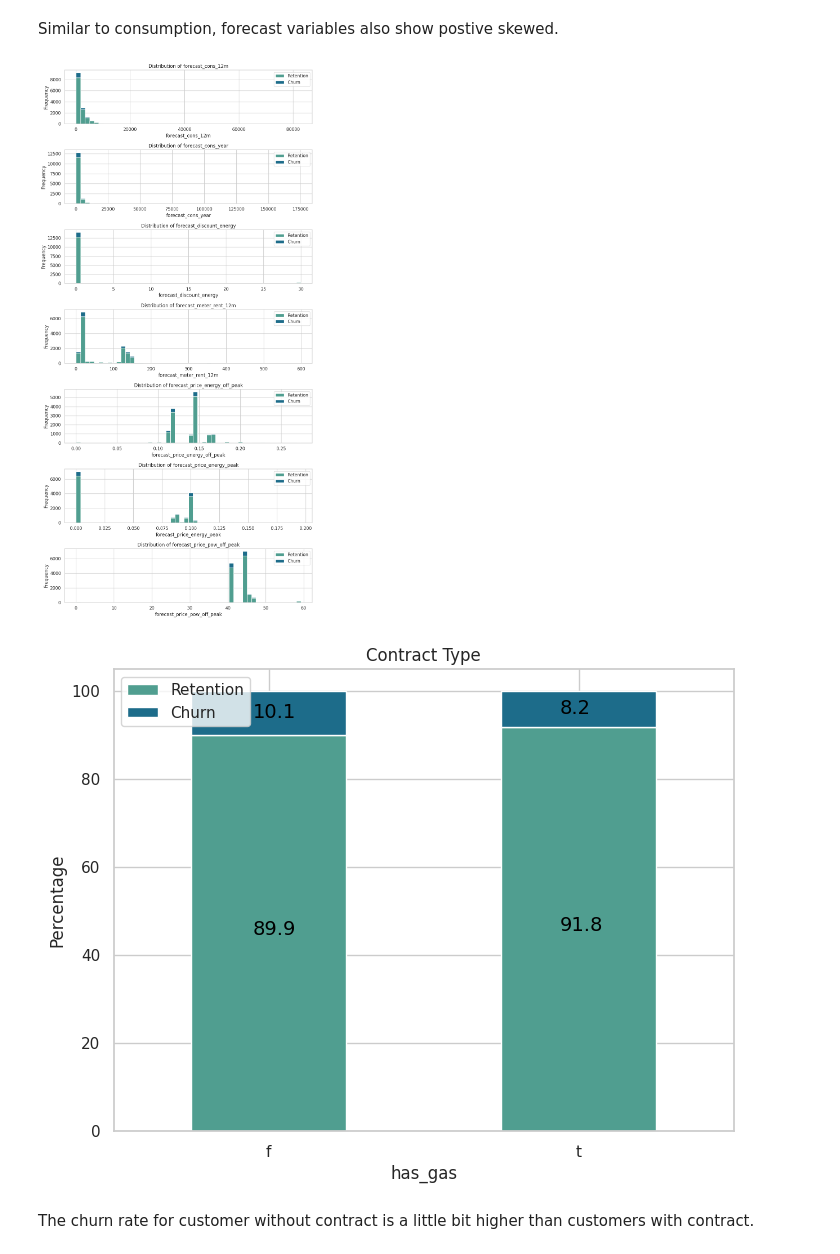
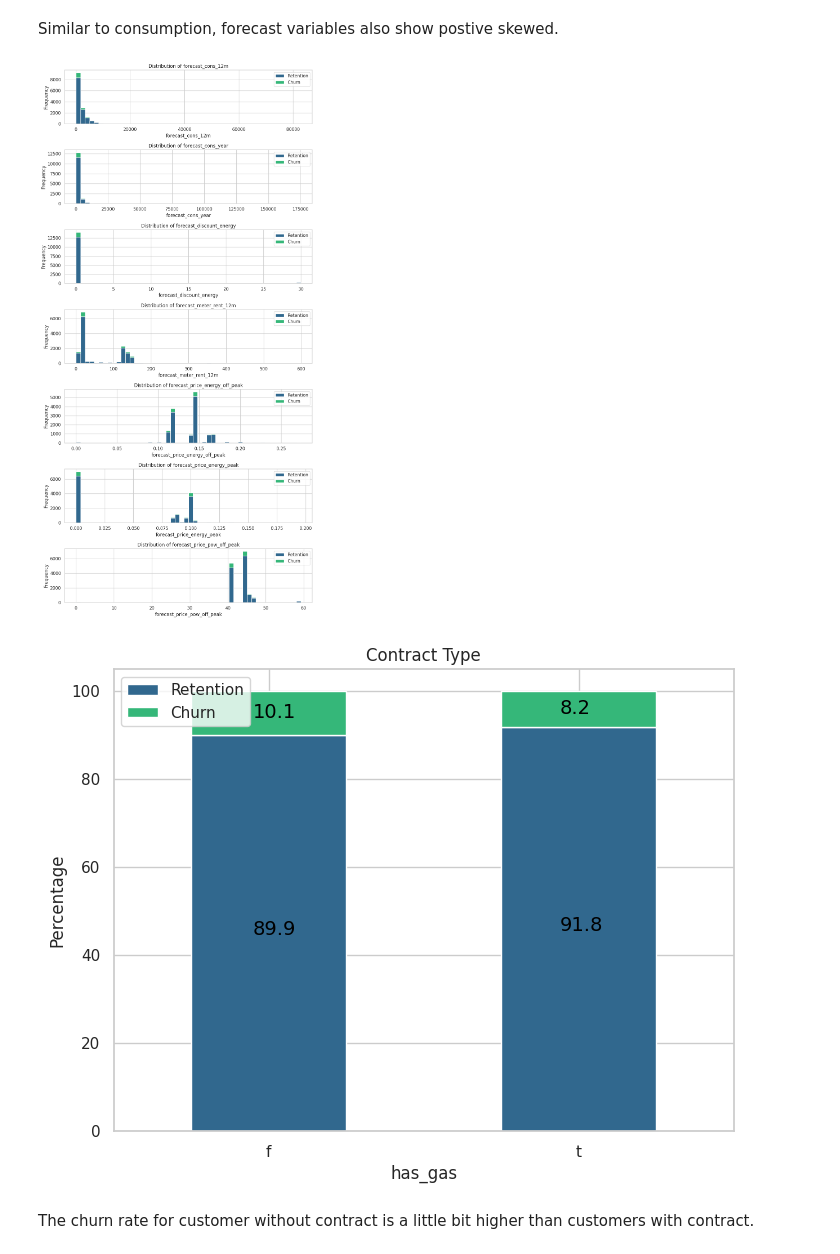
Before and after one commit to SurekhaBerlin/BCGX-Data-Science-Internship, a Jupyter notebook: BCGX_Data_Science_project.ipynb, the cells around one changed output. Drawn from its saved outputs; the diff is of its cells as text; code cells hidden in the pictures.

```diff
--- a/BCGX_Data_Science_project.ipynb
+++ b/BCGX_Data_Science_project.ipynb
@@ -346,7 +378,7 @@ channel_churn=(channel.div(channel.sum(axis=1),axis=0)*100).sort_values(by=[1],a
 # %%
 # Set Seaborn style and color palette
 sns.set(style="whitegrid")
-colors = sns.color_palette("crest", n_colors=2)  # Get the crest palette with 2 colors
+colors = sns.color_palette("viridis", n_colors=2)  # Get the crest palette with 2 colors
 
 # Plotting the bar chart with the crest color palette
 ax = channel_churn.plot(kind='bar', stacked=True, figsize=(10, 6), rot=75, color=colors)
@@ -486,7 +518,7 @@ def plot_distribution(dataframe, column, ax, bins_=50):
     })
 
     # Define the color palette from seaborn's "crest" palette
-    colors = sns.color_palette("crest", n_colors=2)  # Get 2 shades from the "crest" palette
+    colors = sns.color_palette("viridis", n_colors=2)  # Get 2 shades from the "crest" palette
 
     # Plot the histogram
     temp[["Retention", "Churn"]].plot(kind='hist', bins=bins_, ax=ax, stacked=True, color=colors)
@@ -515,41 +547,41 @@ plt.tight_layout()
 # Show plot
 plt.show()
 # %% [output]
-[figure, old version]
+[figure, new version]
 # %%
 #Contract type
 
 def annotate_stacked_bars(ax, pad=0.99, colour="black", textsize=13):
     """
     Add value annotations to the bars
     """
     for p in ax.patches:
         value = str(round(p.get_height(), 1))
         if value == '0.0':
             continue
         ax.annotate(
             value,
             ((p.get_x() + p.get_width() / 2) * pad - 0.05, (p.get_y() + p.get_height() / 2) * pad),
             color=colour,
             size=textsize
         )
 # Create contract type DataFrame and calculate percentages
 contract_type = client_df[["id", "has_gas", "churn"]]
 contract = contract_type.groupby([contract_type["churn"], contract_type["has_gas"]])["id"].count().unstack(level=0)
 contract_percentage = (contract.div(contract.sum(axis=1), axis=0) * 100).sort_values(by=[1], ascending=False)
 
 # Define color palette from seaborn's "crest" palette
-colors = sns.color_palette("crest", n_colors=2)  # Get 2 shades from the "crest" palette
+colors = sns.color_palette("viridis", n_colors=2)  # Get 2 shades from the "crest" palette
 
 # Plotting
 ax = contract_percentage.plot(kind='bar', stacked=True, figsize=(8, 6), rot=0, color=colors)
 annotate_stacked_bars(ax, textsize=14)
 plt.legend(['Retention', 'Churn'], loc="upper left")
 plt.title("Contract Type")
 plt.ylabel("Percentage")
 plt.show()
 # %% [output]
-[figure, old version]
+[figure, new version]
 # %% [markdown]
 The churn rate for customer without contract is a little bit higher than customers with contract.
 # %%
```
Also changed, not shown: parts of 36 cells of this notebook.
